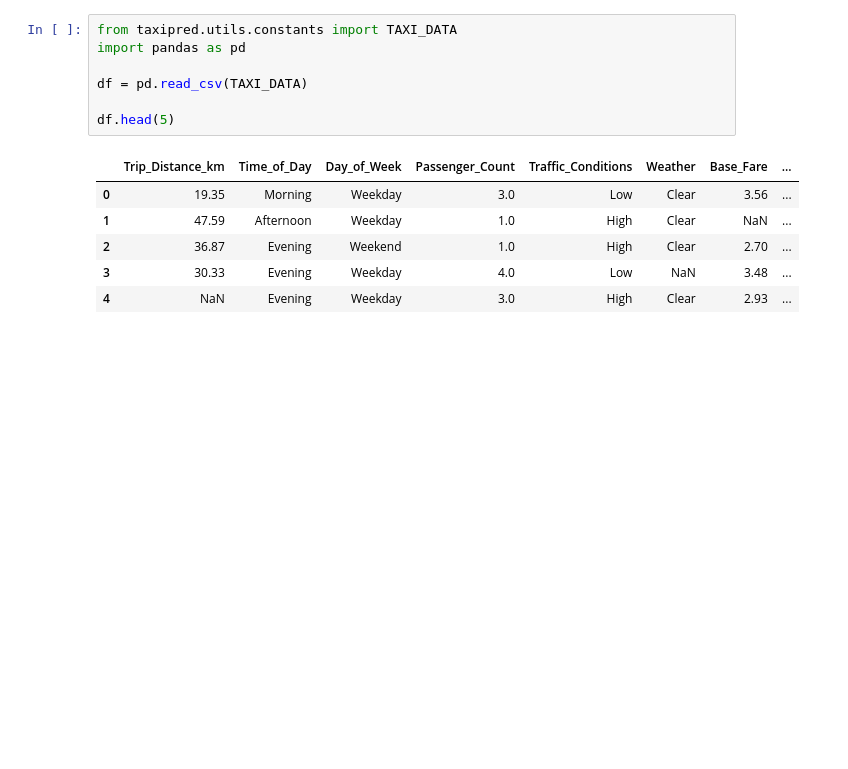
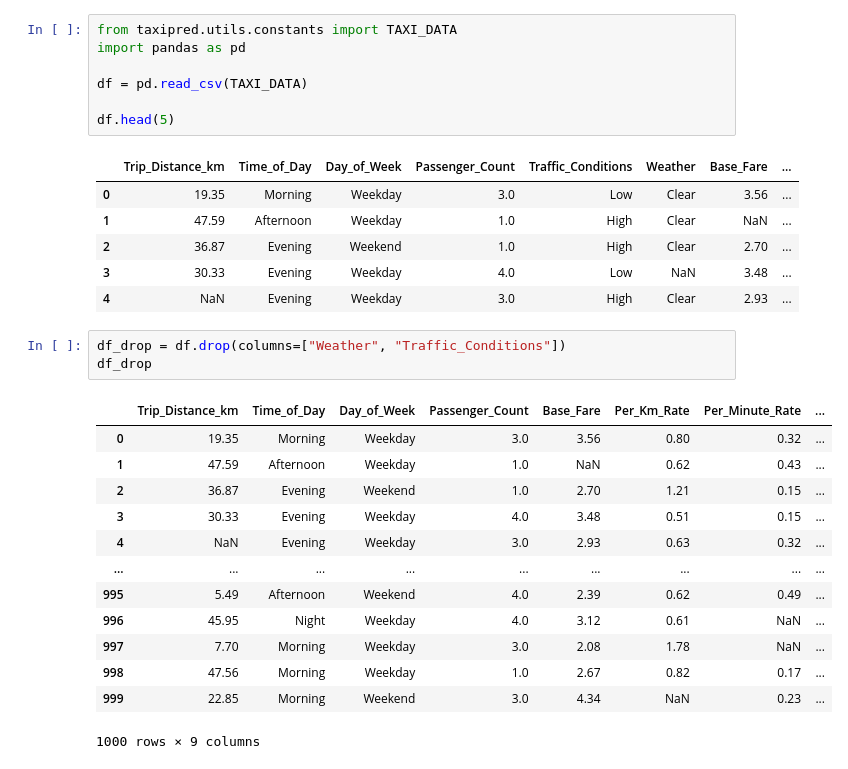
Before and after one commit to aliciagez/taxi_prediction_fullstack_alicia, a Jupyter notebook: src/taxipred/model_development/cleaning_remove_nan.ipynb, the cells around one changed output. Cells and saved outputs as stored; diff of their text form; blank space fills up the shorter version.

Commit message:
did hot encoding and droped some columns

```diff
--- a/src/taxipred/model_development/cleaning_remove_nan.ipynb
+++ b/src/taxipred/model_development/cleaning_remove_nan.ipynb
@@ -14,3 +16,20 @@ df.head(5)
 | 2 | 36.87 | Evening | Weekend | 1.0 | High | Clear | 2.70 | ... |
 | 3 | 30.33 | Evening | Weekday | 4.0 | Low | NaN | 3.48 | ... |
 | 4 | NaN | Evening | Weekday | 3.0 | High | Clear | 2.93 | ... |
+# %%
+df_drop = df.drop(columns=["Weather", "Traffic_Conditions"])
+df_drop
+# %% [output]
+|  | Trip_Distance_km | Time_of_Day | Day_of_Week | Passenger_Count | Base_Fare | Per_Km_Rate | Per_Minute_Rate | ... |
+| 0 | 19.35 | Morning | Weekday | 3.0 | 3.56 | 0.80 | 0.32 | ... |
+| 1 | 47.59 | Afternoon | Weekday | 1.0 | NaN | 0.62 | 0.43 | ... |
+| 2 | 36.87 | Evening | Weekend | 1.0 | 2.70 | 1.21 | 0.15 | ... |
+| 3 | 30.33 | Evening | Weekday | 4.0 | 3.48 | 0.51 | 0.15 | ... |
+| 4 | NaN | Evening | Weekday | 3.0 | 2.93 | 0.63 | 0.32 | ... |
+| ... | ... | ... | ... | ... | ... | ... | ... | ... |
+| 995 | 5.49 | Afternoon | Weekend | 4.0 | 2.39 | 0.62 | 0.49 | ... |
+| 996 | 45.95 | Night | Weekday | 4.0 | 3.12 | 0.61 | NaN | ... |
+| 997 | 7.70 | Morning | Weekday | 3.0 | 2.08 | 1.78 | NaN | ... |
+| 998 | 47.56 | Morning | Weekday | 1.0 | 2.67 | 0.82 | 0.17 | ... |
+| 999 | 22.85 | Morning | Weekend | 3.0 | 4.34 | NaN | 0.23 | ... |
+1000 rows × 9 columns
```
Also changed, not shown: parts of 4 cells of this notebook.
